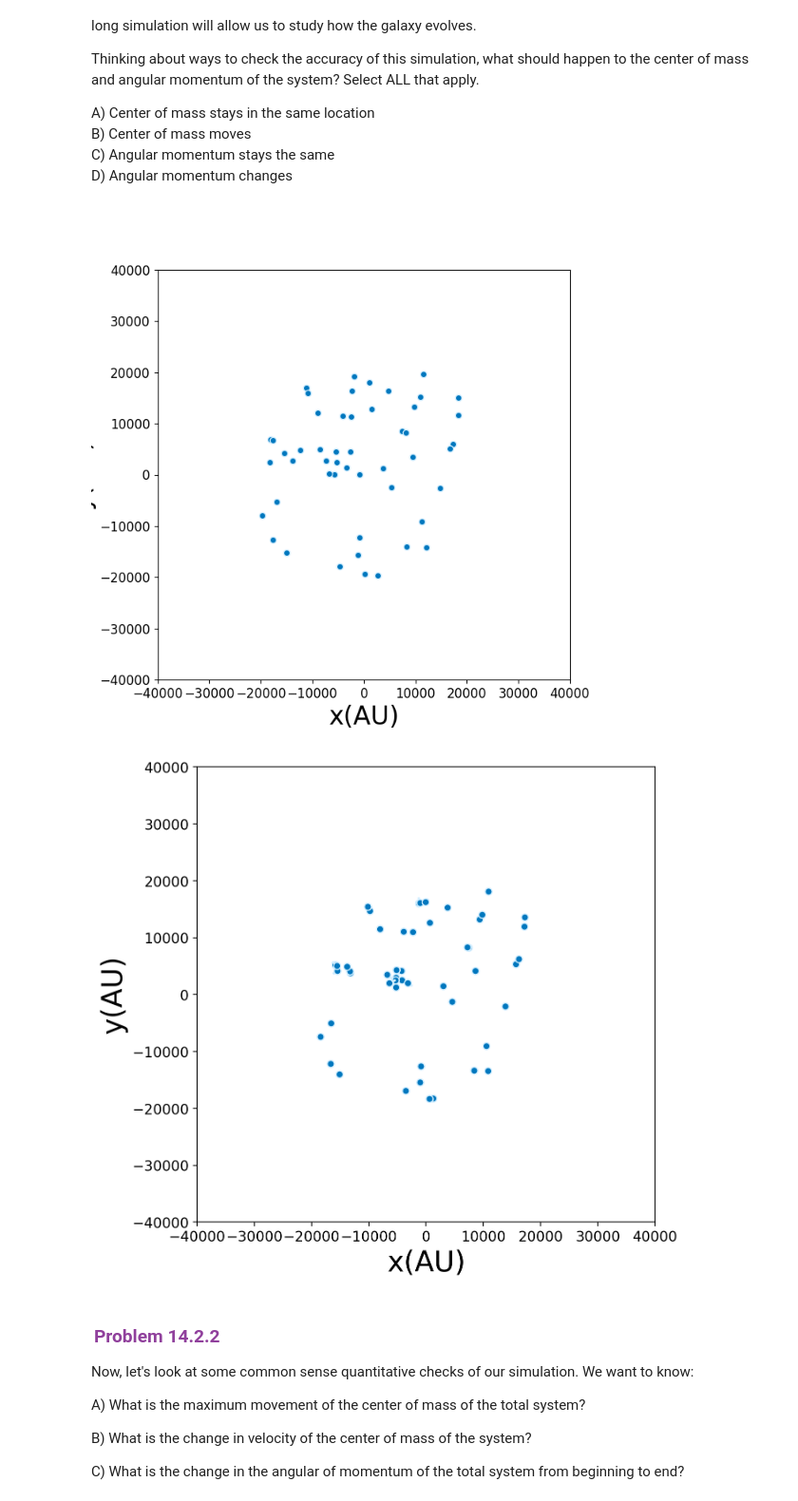
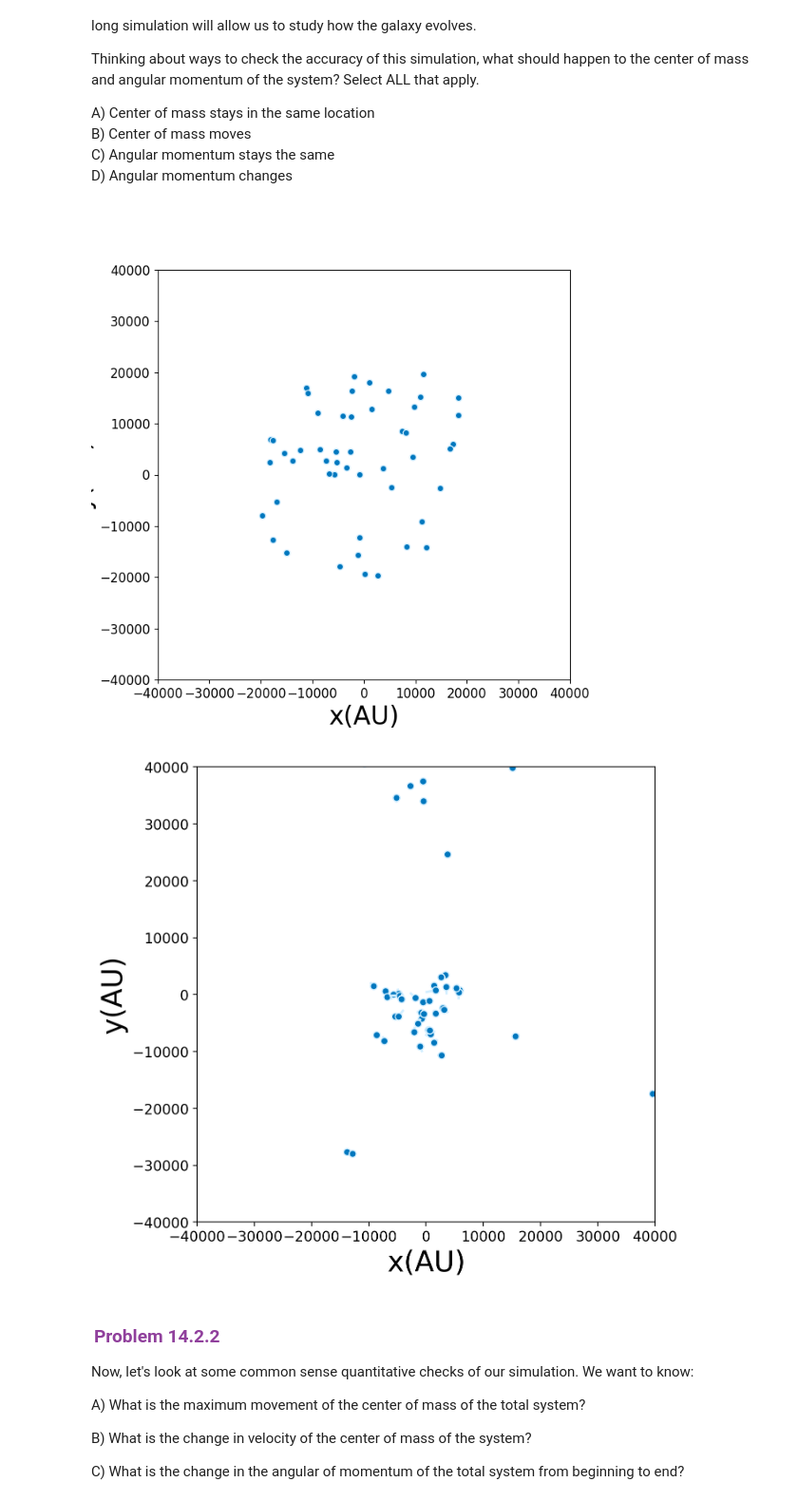
Before and after one commit to a-eghrari/nb_LEARNER, a Jupyter notebook: 8S50x_P14.ipynb, the cells around one changed output. Shown at 95% size. Saved outputs shown, nothing was run; the diff lists cells and outputs as text; code cells hidden in the pictures.

```diff
--- a/8S50x_P14.ipynb
+++ b/8S50x_P14.ipynb
@@ -140,12 +142,12 @@ def forcefunction_base(iR,iMass,iSoften):
     dx = xpos.T - xpos
     dy = ypos.T - ypos
     dr2  = dx**2 + dy**2 + iSoften**2
-    dr1        = np.sqrt(dr2)
+    dr1  = dr2**(-0.5)
     dr2[dr2>0] = dr2[dr2>0]**(-1.5)
     ax   = Gmod * (dx*dr2) @ iMass
     ay   = Gmod * (dy*dr2) @ iMass
     a = np.hstack((ax,ay))
-    pot = np.sum(-Gmod*np.outer(iMass.T, iMass)/dr1,axis=1) /iMass
+    pot = -1.*Gmod * dr1 @ iMass
     return a,pot
 # %% [markdown]
 <h3>Define the Visualization</h3>
@@ -211,7 +213,8 @@ class AllStars:
         self.posh = np.append(self.posh,lXs)
         lVs = self.v
         self.velh = np.append(self.velh,lVs)
-        lV2 = np.reshape((lVs[:,0]**2+lVs[:,1]**2),(self.n,1))
+        lV2 = (lVs[:,0]**2+lVs[:,1]**2)
+        lV2 = np.reshape(lV2,(self.n,1))
         lEn = 0.5*self.mass*lV2 + self.mass *self.pot
         self.enh  = np.append(self.enh,lEn)
 
@@ -300,28 +303,22 @@ B) Center of mass moves\
 C) Angular momentum stays the same\
 D) Angular momentum changes
 # %%
-#>>>PROBLEM: P14.2.1
-
-#First we will sample 3000 stars in 2D space with 2D velocity
 nStar=50
 np.random.seed(1234)
-
-X = np.random.uniform(-2e4,2e4,(nStar, 2))
-
+X = np.random.uniform(-1,1,(nStar, 2)) * 2e4
 V = np.zeros((nStar, 2))
 M = np.ones((nStar,1))
 
-#ADJUST THE SIMULATION BELOW
 allStar = AllStars(X,V,M,isoften=1e3)
-Xout=allStar.allsteps(insteps=1000,dt=25.)
+Xout=allStar.allsteps(insteps=10000,dt=25.)
 tracks=allStar.history()
-tracks=np.swapaxes(tracks,0,1)
-images=animate(tracks,iN=nStar,xmin=-4e4,xmax=4e4,ymin=-4e4,ymax=4e4,stepsize=100)
+animtracks=np.swapaxes(tracks,0,1)
+images=animate(animtracks,iN=nStar,xmin=-4e4,xmax=4e4,ymin=-4e4,ymax=4e4,stepsize=100)
 imageio.mimsave('./orbit_n.gif', images, fps=10)
 Image(open('orbit_n.gif','rb').read())
 # %% [output]
 [figure]
-[figure, old version]
+[figure, new version]
 # %% [markdown]
 ### <span style="border:3px; border-style:solid; padding: 0.15em; border-color: #90409C; color: #90409C;">Problem 14.2.2</span>
 
```
Also changed, not shown: parts of 7 cells of this notebook.
